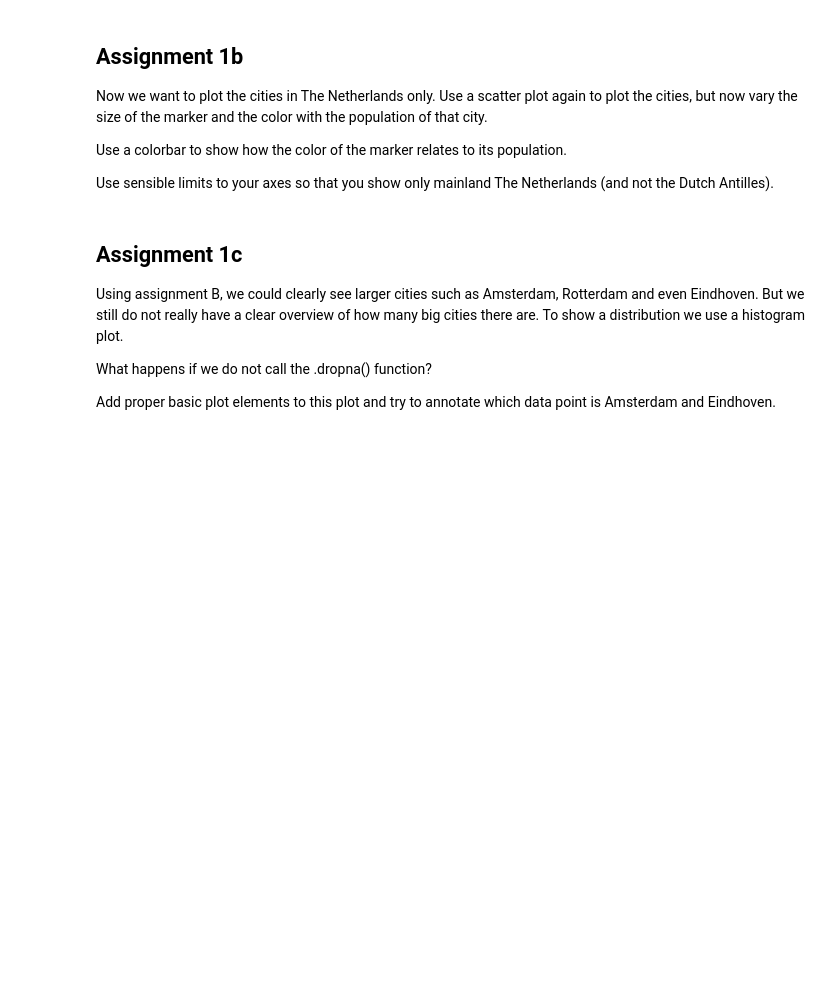
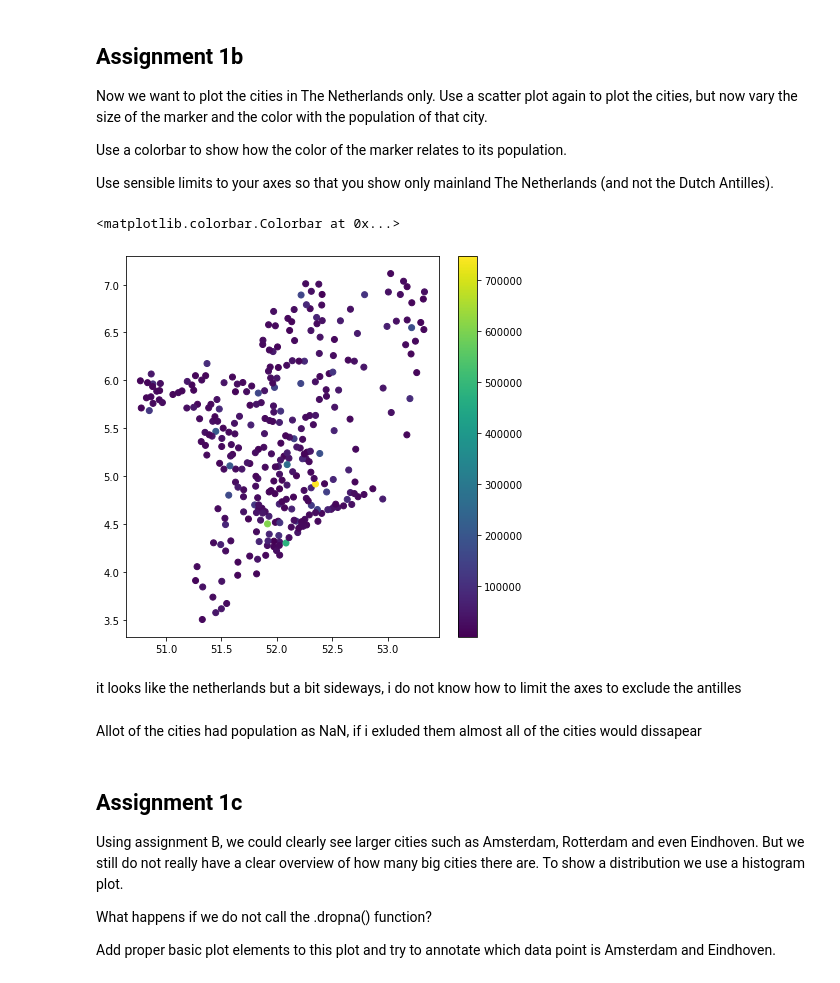
Before and after one commit to AviMegin/AI, a Jupyter notebook: Data/wk2 exercise Visualization.ipynb, the cells around one changed output. Drawn from its saved outputs; the diff is of its cells as text; code cells hidden in the pictures; blank space fills up the shorter version.

```diff
--- a/Data/wk2 exercise Visualization.ipynb
+++ b/Data/wk2 exercise Visualization.ipynb
@@ -82,6 +82,6 @@ We can take a peek at the data by checking out the final rows of data. Do you se
 # %%
 
 #NaN, missing data can cause problems in machine learning
-cities = cities.fillna()
+
 cities.tail()
 # %% [output]
@@ -123,19 +140,22 @@ Use sensible limits to your axes so that you show only mainland The Netherlands
 # %%
 import sys
 import matplotlib
 
 
 import matplotlib.pyplot as plt
 import numpy as np
 
 dutch_cities = cities[ cities['Country'] =='nl' ]
 plt.figure(figsize=[7,7]);
 
-pop = cities[ cities['Population'] =='nl' ]
+pop = dutch_cities['Population']
 
-x = cities[ cities['Latitude'] =='nl' ]
-y = cities[ cities['Longitude'] =='nl' ]
+x = dutch_cities['Latitude']
+y = dutch_cities['Longitude']
 colors = pop
 
 plt.scatter(x, y ,c=colors)
 plt.colorbar()
+# %% [output]
+<matplotlib.colorbar.Colorbar at 0x...>
+[figure, added]
@@ -158,3 +162,7 @@ plt.show()
+# %% [markdown]
+it looks like the netherlands but a bit sideways, i do not know how to limit the axes to exclude the antilles
+# %% [markdown]
+Allot of the cities had population as NaN, if i exluded them almost all of the cities would dissapear
 # %% [markdown]
 ## Assignment 1c
 
```
Also changed, not shown: parts of 7 cells of this notebook, 2 other files.
